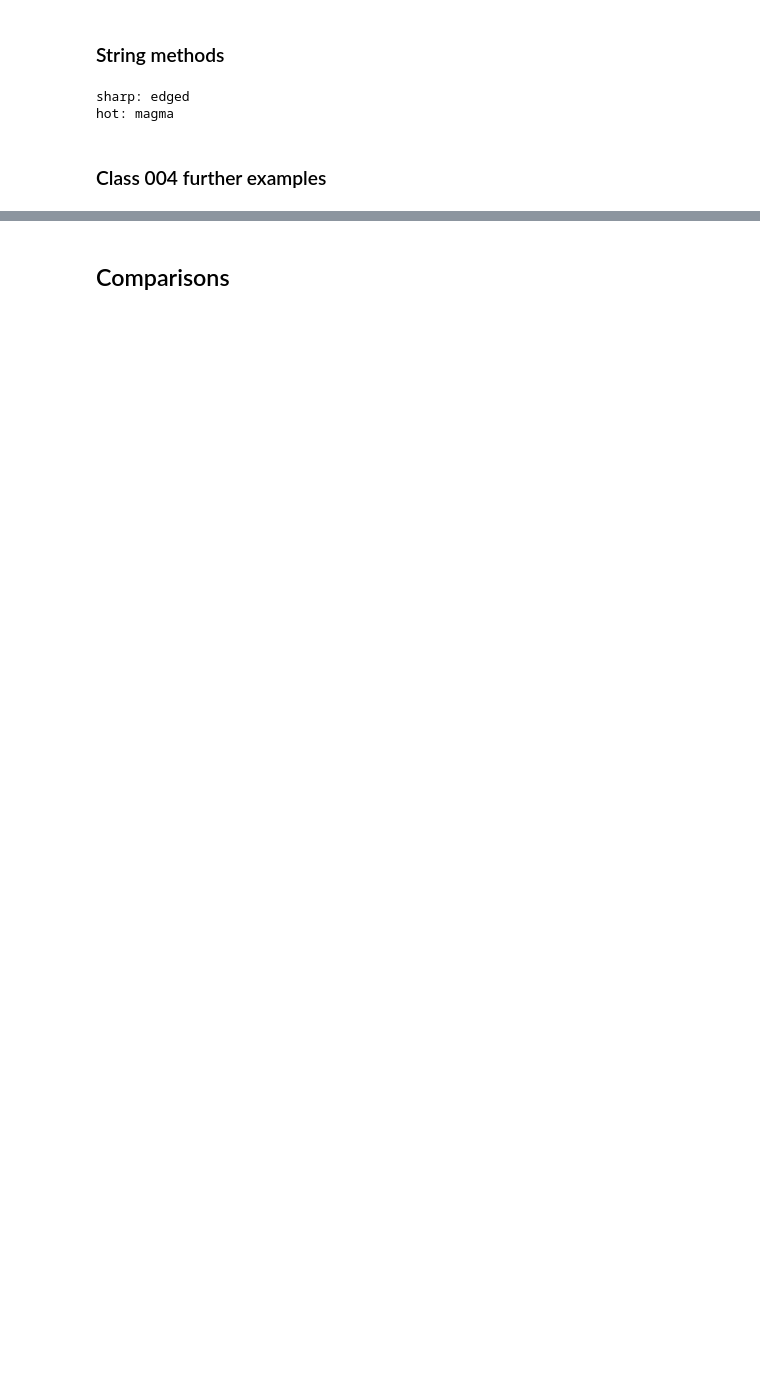
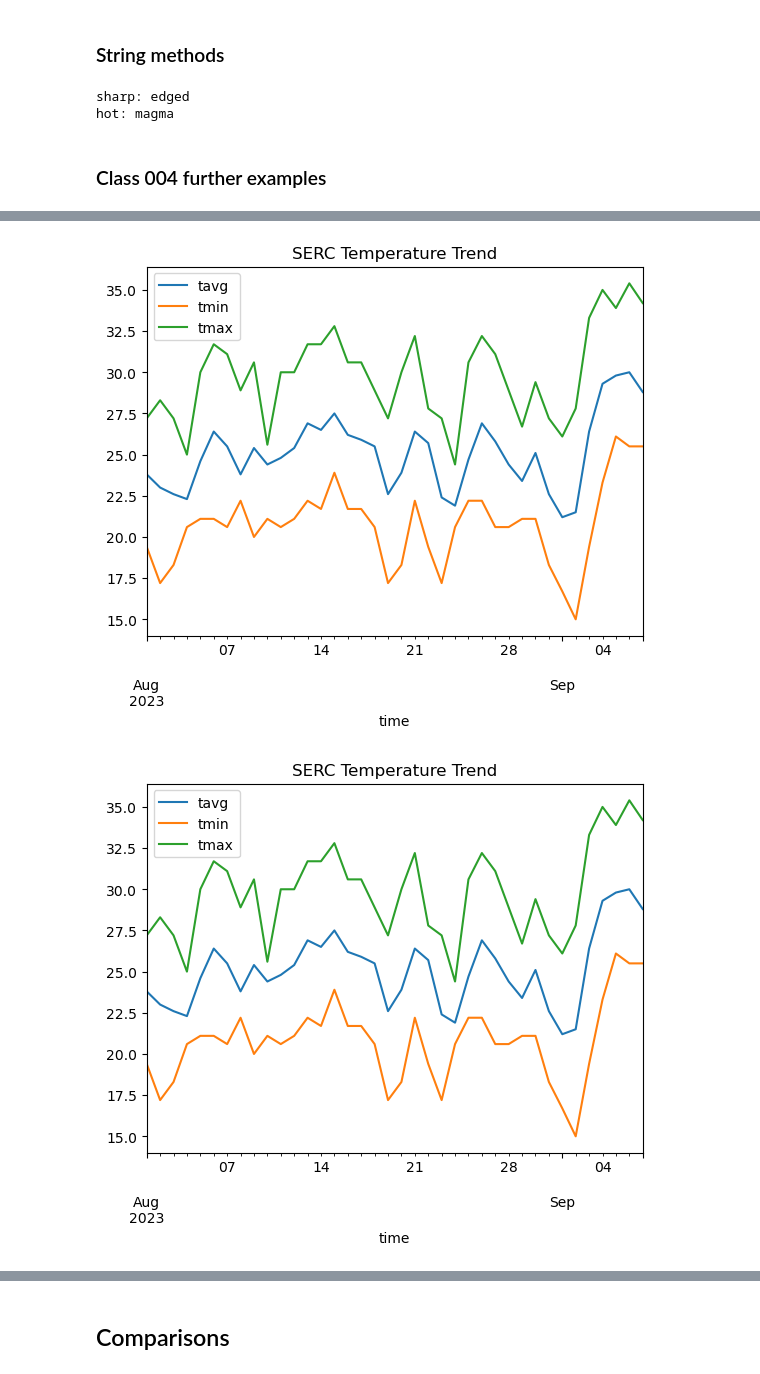
Before and after one commit to laserchemist/datascience, a Jupyter notebook: Fall 2023/Class_Examples/class004.ipynb, the cells around one changed output, grey strips where cells are left out. Drawn from its saved outputs; the diff is of its cells as text; code cells hidden in the pictures; blank space fills up the shorter version.

```diff
--- a/Fall 2023/Class_Examples/class004.ipynb
+++ b/Fall 2023/Class_Examples/class004.ipynb
@@ -101,0 +115,19 @@ hot: magma
+# %%
+# Set time period
+start = datetime(2023, 8, 1)
+end = datetime(2023, 9, 7)
+# Create Point for Philadelphia? 39.981, -75.153
+location = Point(39.981, -75.153, 10)
+# %%
+# Get daily data for 2023
+data = Daily(location, start, end)
+data23 = data.fetch()
+
+# Plot line chart including average, minimum and maximum temperature
+data23.plot(y=['tavg', 'tmin', 'tmax'])
+plt.title('SERC Temperature Trend')
+plt.savefig('SERC_temp.png')
+plt.show()
+# %% [output]
+[figure, added]
+[figure, added]
```
Also changed, not shown: parts of 14 cells of this notebook.
